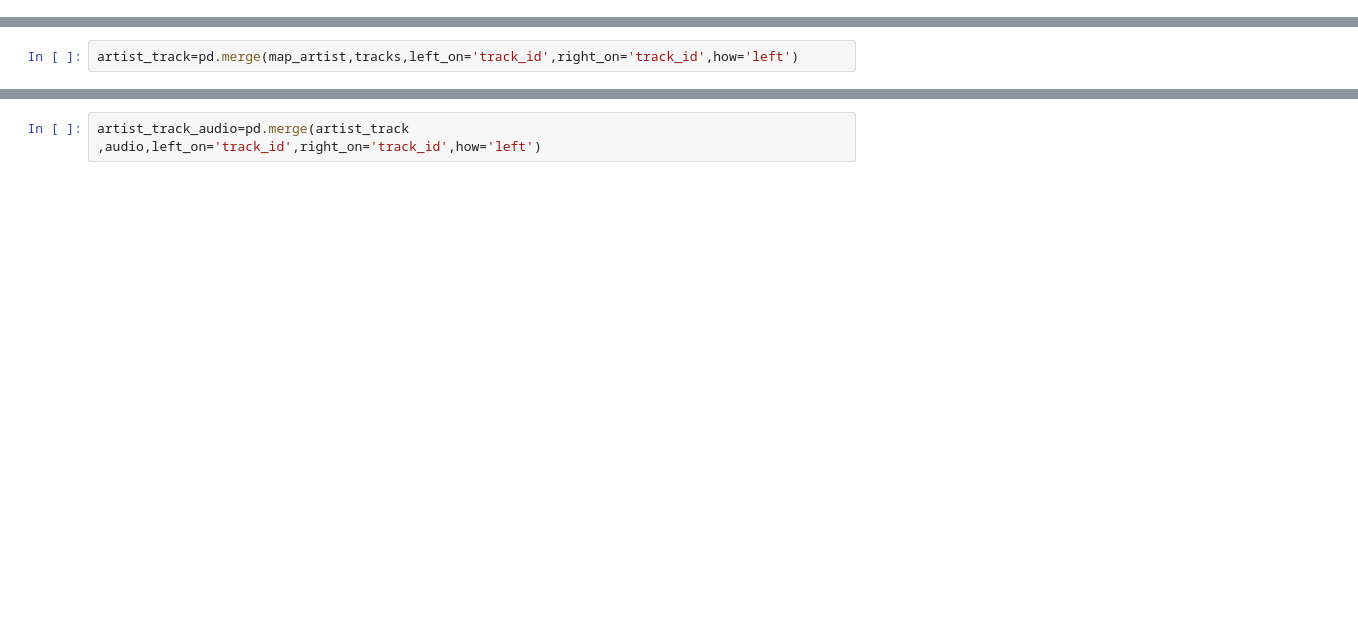
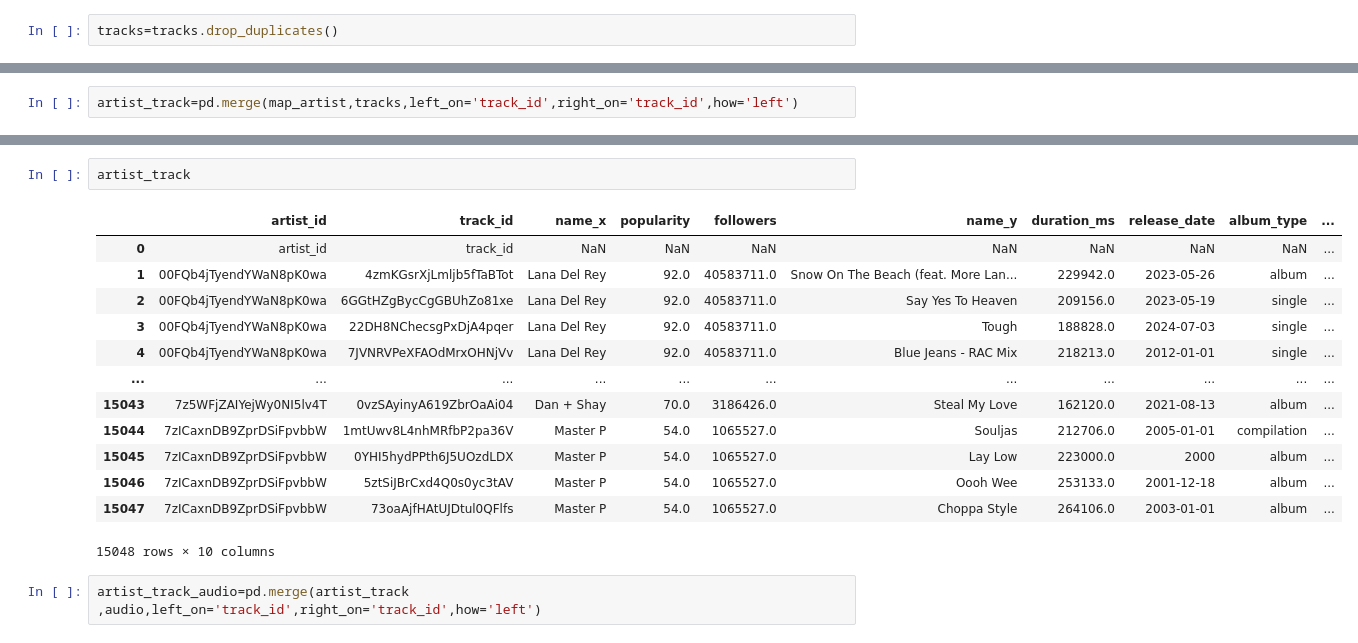
Before and after one commit to orrefo/Music, a Jupyter notebook: import data.ipynb, the cells around one changed output, grey strips where cells are left out. Drawn from its saved outputs; the diff is of its cells as text; blank space fills up the shorter version.

Commit message:
drop

```diff
--- a/import data.ipynb
+++ b/import data.ipynb
@@ -10,5 +10,7 @@ mapping=pd.read_csv(url+"mapping.csv",index_col=0)
 chart=pd.read_csv(url+"chart.csv",index_col=0)
 # %%
 tracks=pd.read_csv(url+"tracks.csv",index_col=0)
+# %%
+tracks=tracks.drop_duplicates()
 # %%
 audio=pd.read_csv(url+"audio_1.csv",index_col=0)
@@ -19,2 +55,18 @@ artist_track=pd.merge(map_artist,tracks,left_on='track_id',right_on='track_id',h
+# %%
+artist_track
+# %% [output]
+|  | artist_id | track_id | name_x | popularity | followers | name_y | duration_ms | release_date | album_type | ... |
+| 0 | artist_id | track_id | NaN | NaN | NaN | NaN | NaN | NaN | NaN | ... |
+| 1 | 00FQb4jTyendYWaN8pK0wa | 4zmKGsrXjLmljb5fTaBTot | Lana Del Rey | 92.0 | 40583711.0 | Snow On The Beach (feat. More Lan... | 229942.0 | 2023-05-26 | album | ... |
+| 2 | 00FQb4jTyendYWaN8pK0wa | 6GGtHZgBycCgGBUhZo81xe | Lana Del Rey | 92.0 | 40583711.0 | Say Yes To Heaven | 209156.0 | 2023-05-19 | single | ... |
+| 3 | 00FQb4jTyendYWaN8pK0wa | 22DH8NChecsgPxDjA4pqer | Lana Del Rey | 92.0 | 40583711.0 | Tough | 188828.0 | 2024-07-03 | single | ... |
+| 4 | 00FQb4jTyendYWaN8pK0wa | 7JVNRVPeXFAOdMrxOHNjVv | Lana Del Rey | 92.0 | 40583711.0 | Blue Jeans - RAC Mix | 218213.0 | 2012-01-01 | single | ... |
+| ... | ... | ... | ... | ... | ... | ... | ... | ... | ... | ... |
+| 15043 | 7z5WFjZAIYejWy0NI5lv4T | 0vzSAyinyA619ZbrOaAi04 | Dan + Shay | 70.0 | 3186426.0 | Steal My Love | 162120.0 | 2021-08-13 | album | ... |
+| 15044 | 7zICaxnDB9ZprDSiFpvbbW | 1mtUwv8L4nhMRfbP2pa36V | Master P | 54.0 | 1065527.0 | Souljas | 212706.0 | 2005-01-01 | compilation | ... |
+| 15045 | 7zICaxnDB9ZprDSiFpvbbW | 0YHI5hydPPth6J5UOzdLDX | Master P | 54.0 | 1065527.0 | Lay Low | 223000.0 | 2000 | album | ... |
+| 15046 | 7zICaxnDB9ZprDSiFpvbbW | 5ztSiJBrCxd4Q0s0yc3tAV | Master P | 54.0 | 1065527.0 | Oooh Wee | 253133.0 | 2001-12-18 | album | ... |
+| 15047 | 7zICaxnDB9ZprDSiFpvbbW | 73oaAjfHAtUJDtul0QFlfs | Master P | 54.0 | 1065527.0 | Choppa Style | 264106.0 | 2003-01-01 | album | ... |
+15048 rows × 10 columns
 # %%
 artist_track_audio=pd.merge(artist_track ,audio,left_on='track_id',right_on='track_id',how='left')
```
Also changed, not shown: parts of 8 cells of this notebook.
